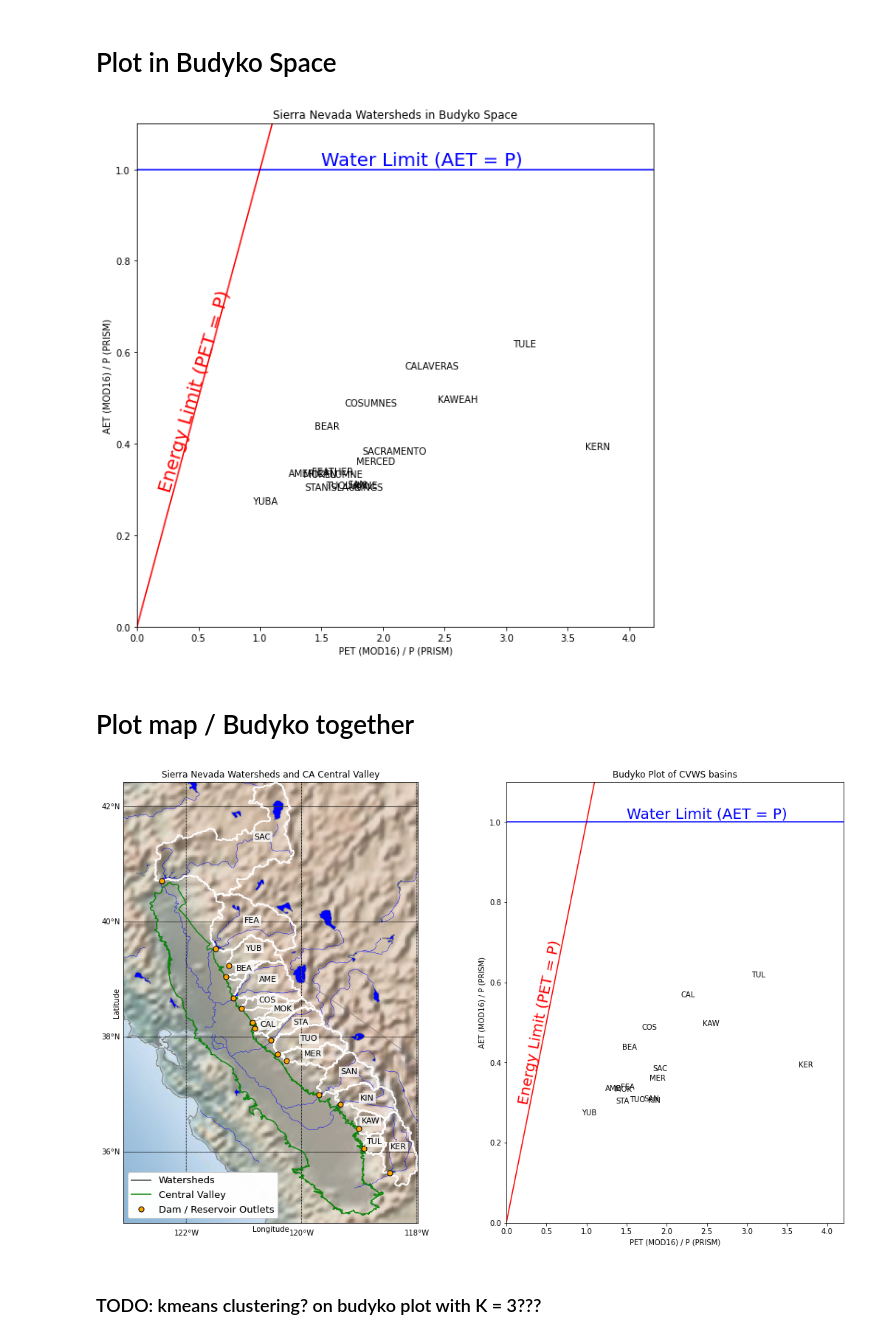
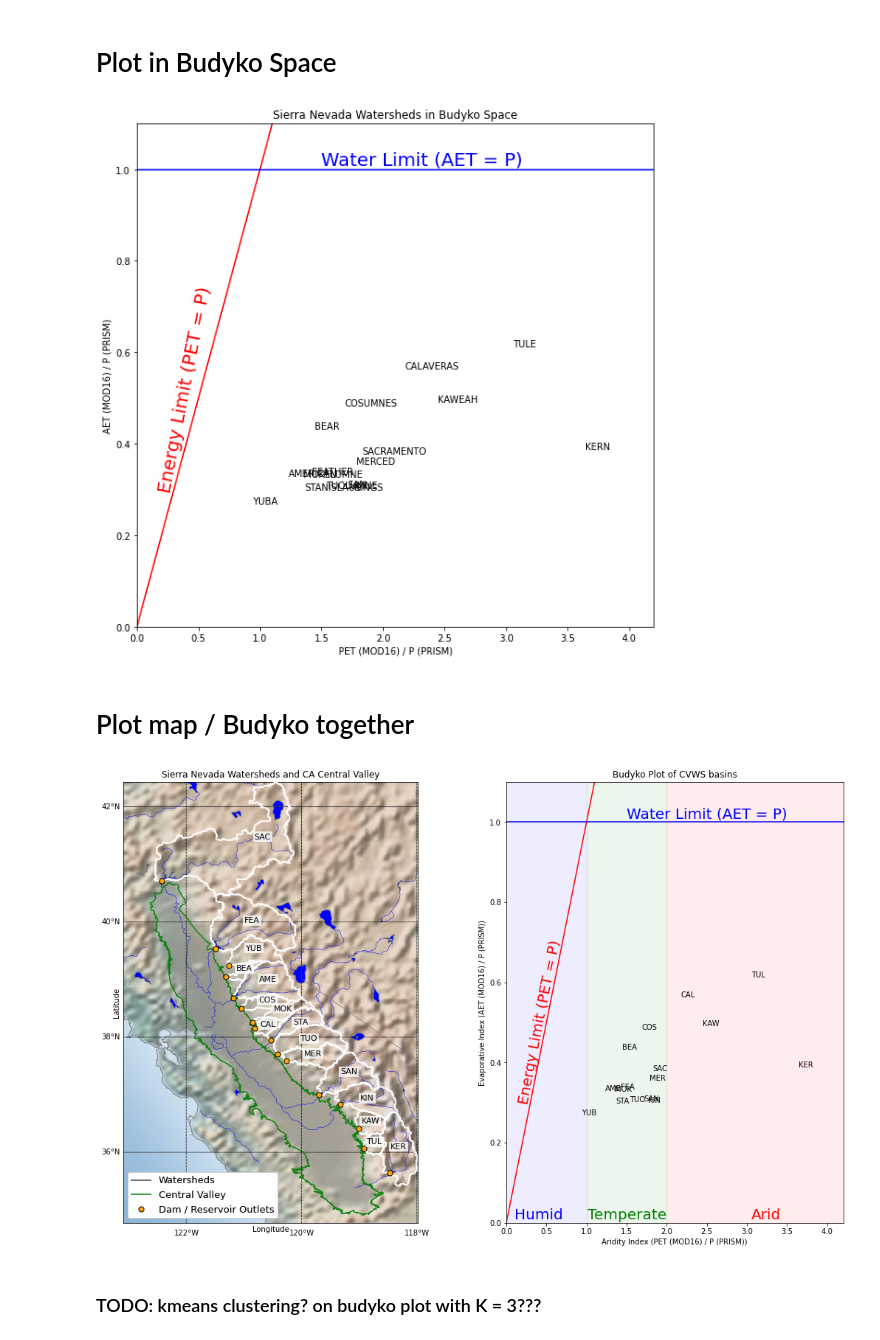
Before and after one commit to kashingtonDC/SierraSheds, a Jupyter notebook: code/Figures.ipynb, the cells around one changed output. Saved outputs shown, nothing was run; the diff lists cells and outputs as text; code cells hidden in the pictures.

Commit message:
figures clean run

```diff
--- a/code/Figures.ipynb
+++ b/code/Figures.ipynb
@@ -315,7 +312,7 @@ plt.plot([-10,10],[-10,10],  color='r', linestyle='-', label = 'energy limit')
 plt.axhline(y=1, color='blue', linestyle='-', label = 'water limit')
 
 plt.text(1.5,1.01, 'Water Limit (AET = P)', color = 'blue', size = 20)
-plt.text(0.16,0.3, 'Energy Limit (PET = P)', color = 'red', size = 20, rotation = np.degrees(np.pi/2.45))
+plt.text(0.16,0.3, 'Energy Limit (PET = P)', color = 'red', size = 20, rotation = np.degrees(np.pi/2.28))
 
 plt.ylabel("AET (MOD16) / P (PRISM)")
 plt.xlabel("PET (MOD16) / P (PRISM)")
@@ -328,7 +325,7 @@ plt.xlim([0,4.2])
 plt.title("Sierra Nevada Watersheds in Budyko Space")
 plt.show()
 # %% [output]
-[figure, old version]
+[figure, new version]
 # %% [markdown]
 # Plot map / Budyko together
 # %%
@@ -400,38 +397,45 @@ leg1 = ax1.legend(custom_lines, ["Watersheds", "Central Valley",'Dam / Reservoir
 ax1.add_artist(leg1)
 
 # Add legends
 ax1.add_artist(leg1)
 
 # Plot the Budyko plot
 ax2 = plt.subplot(G[:, 1:2])
 
 for k,v in budyko_dict.items():
 
     basinstr = k.split()[0]
 
     ax2.scatter(v[1],v[0],alpha = 0)
     ax2.text(v[1], v[0], basinstr[:3], fontsize = 10)
 
 
-ax2.plot([-10,10],[-10,10],  color='r', linestyle='-', label = 'energy limit')
-ax2.axhline(y=1, color='blue', linestyle='-', label = 'water limit')
+ax2.plot([-10,10],[-10,10],  color='r', linestyle='-')
+ax2.axhline(y=1, color='blue', linestyle='-')
+ax2.axvspan(0, 1, alpha=0.07, color='blue')
+ax2.axvspan(1, 2, alpha=0.07, color='green')
+ax2.axvspan(2, 4.2, alpha=0.07, color='red')
 
 ax2.text(1.5,1.01, 'Water Limit (AET = P)', color = 'blue', size = 20)
 ax2.text(0.13,0.3, 'Energy Limit (PET = P)', color = 'red', size = 20, rotation = np.degrees(np.pi/2.28))
 
-ax2.set_ylabel("AET (MOD16) / P (PRISM)")
-ax2.set_xlabel("PET (MOD16) / P (PRISM)")
+ax2.text(0.1,0.01, 'Humid', color = 'blue', size = 20)
+ax2.text(1.01,0.01, 'Temperate', color = 'green', size = 20)
+ax2.text(3.05,0.01, 'Arid', color = 'red', size = 20)
+
+ax2.set_ylabel("Evaporative Index (AET (MOD16) / P (PRISM))")
+ax2.set_xlabel("Aridity Index (PET (MOD16) / P (PRISM))")
 
 ax2.set_ylim([0,1.1])
 ax2.set_xlim([0,4.2])
 
 ax2.set_title("Budyko Plot of CVWS basins")
 
 G.update(wspace=0.2, hspace=0.3) # set the spacing between axes.
 
 plt.show()
 # %% [output]
-[figure, old version]
+[figure, new version]
 # %% [markdown]
 ### TODO: kmeans clustering? on budyko plot with K = 3???
 # %% [markdown]
```
Also changed, not shown: parts of 1 cell of this notebook.
